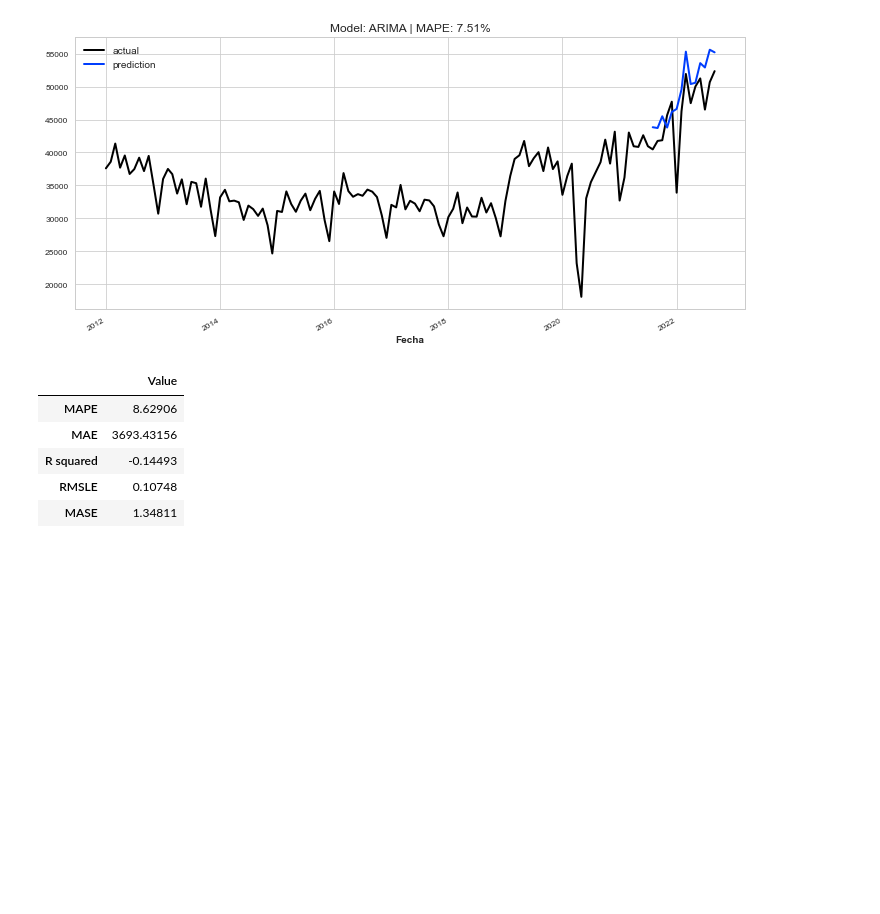
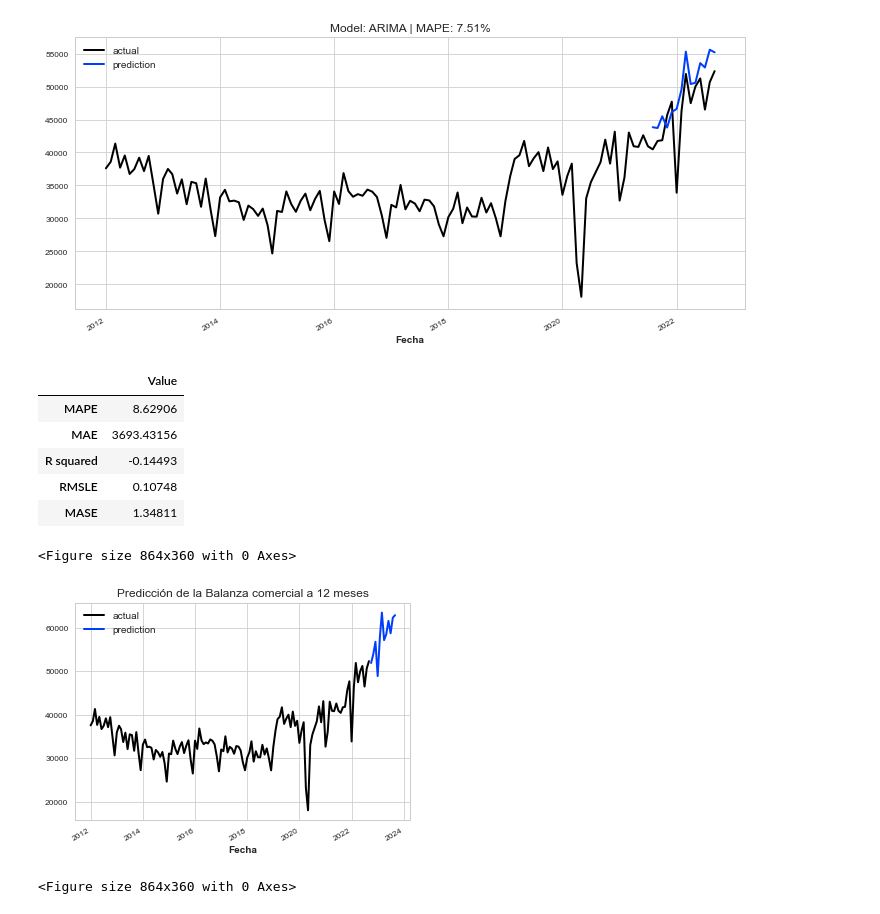
Before and after one commit to lorenzo1285/Econometria, a Jupyter notebook: arima.ipynb, the cells around one changed output. Drawn from its saved outputs; the diff is of its cells as text; code cells hidden in the pictures; blank space fills up the shorter version.

```diff
--- a/arima.ipynb
+++ b/arima.ipynb
@@ -234,3 +237,17 @@ metrics(validation, forecast_arima, training) # calculate the metrics
 | R squared | -0.14493 |
 | RMSLE | 0.10748 |
 | MASE | 1.34811 |
+# %%
+arima_1 = arima.fit(series) # fit the model to the entire dataset
+# %%
+forecast_arima_1 = arima.predict(n=12) # predict the next 12 months
+# %%
+series.plot(label='actual') # plot the actual values
+forecast_arima_1.plot(label='prediction') # plot the predicted values
+plt.title("Predicción de la Balanza comercial a 12 meses") # set the title
+plt.legend(); # show the legend
+plt.figure(figsize=(12,5))
+# %% [output]
+<Figure size 864x360 with 0 Axes>
+[figure, added]
+<Figure size 864x360 with 0 Axes>
```
Also changed, not shown: parts of 2 cells of this notebook.
